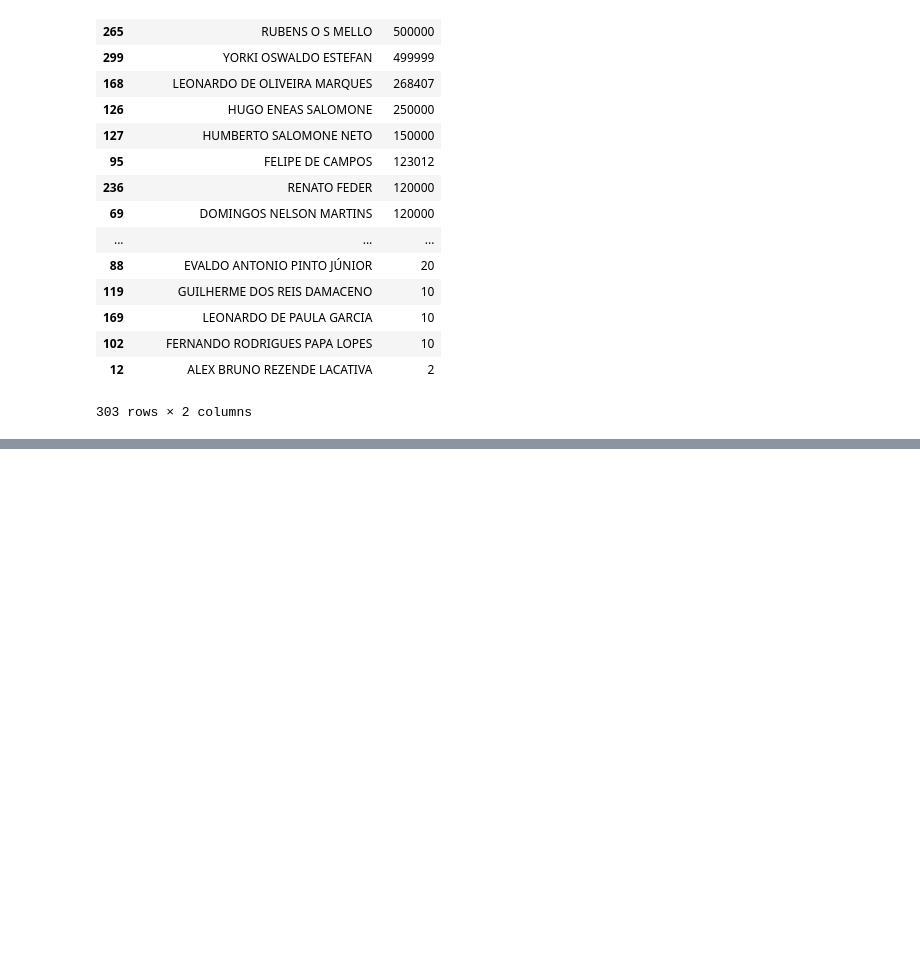
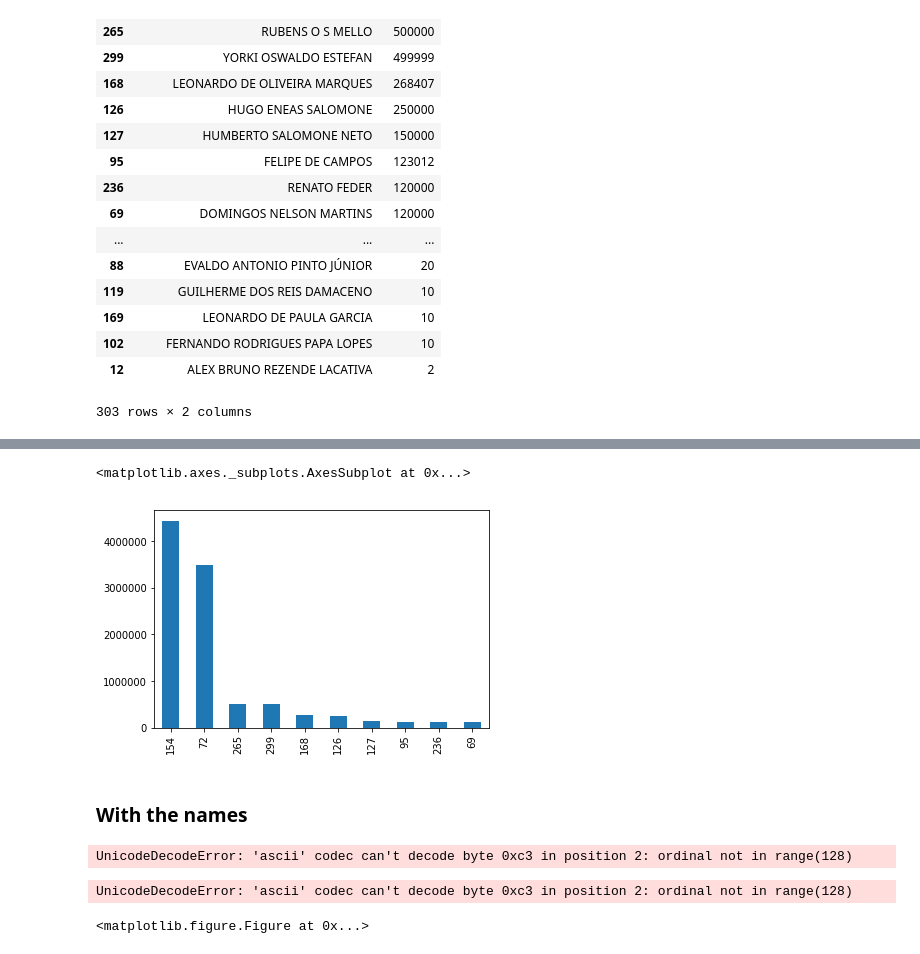
Before and after one commit to reichaves/donors_of_joao_doria, a Jupyter notebook: Doria.ipynb, the cells around one changed output, grey strips where cells are left out. Saved outputs shown, nothing was run; the diff lists cells and outputs as text; code cells hidden in the pictures; blank space fills up the shorter version.

```diff
--- a/Doria.ipynb
+++ b/Doria.ipynb
@@ -154,0 +159,4 @@ donors.groupby("Nome_do_Doador").Valor.sum().reset_index().sort_values("Valor",a
+# %%
+top_supporters = donors.groupby(
+    ["Nome_do_Doador"]
+).Valor.sum().reset_index().sort_values("Valor", ascending=False).head(10)
@@ -154,0 +177,14 @@ donors.groupby("Nome_do_Doador").Valor.sum().reset_index().sort_values("Valor",a
+# %%
+top_supporters.Valor.plot.bar()
+# %% [output]
+<matplotlib.axes._subplots.AxesSubplot at 0x...>
+[figure, added]
+# %% [markdown]
+### With the names
+# %%
+chart = top_supporters.head(10).Valor.plot.barh()
+chart.set_yticklabels(top_supporters.Nome_do_Doador)
+# %% [output]
+UnicodeDecodeError: 'ascii' codec can't decode byte 0xc3 in position 2: ordinal not in range(128)
+UnicodeDecodeError: 'ascii' codec can't decode byte 0xc3 in position 2: ordinal not in range(128)
+<matplotlib.figure.Figure at 0x...>
```
Also changed, not shown: parts of 3 cells of this notebook.
